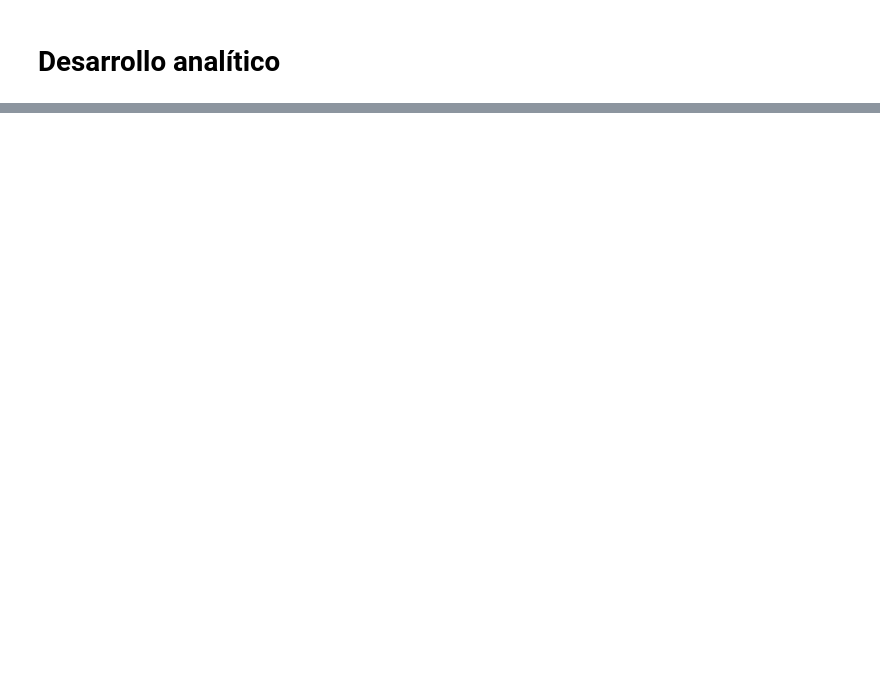
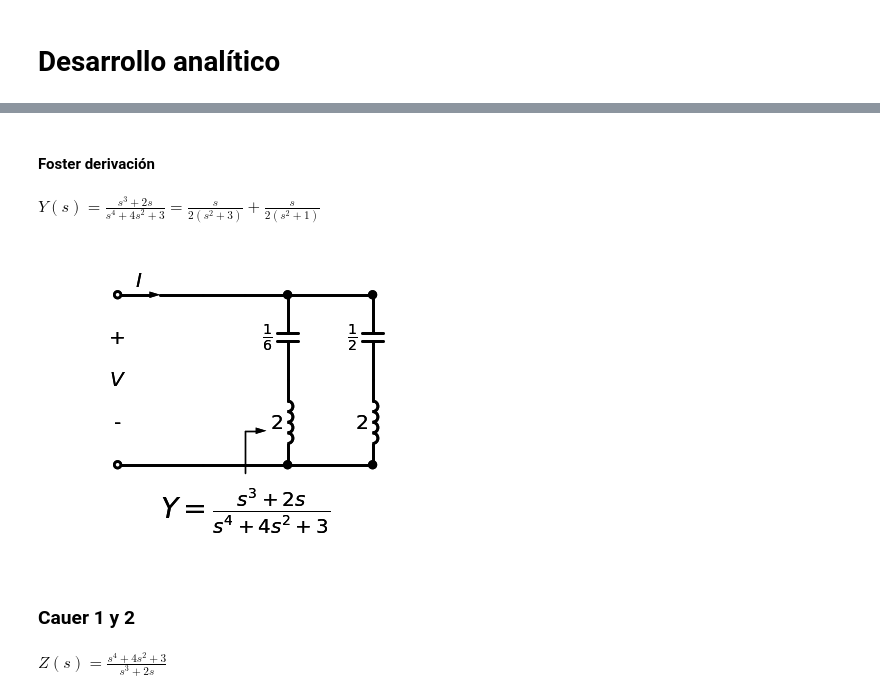
Before and after one commit to annunez02/TC2_2023, a Jupyter notebook: TS9/TrabajoSemanal9_Nunez.ipynb, the cells around one changed output, grey strips where cells are left out. Drawn from its saved outputs; the diff is of its cells as text; code cells hidden in the pictures; blank space fills up the shorter version.

```diff
--- a/TS9/TrabajoSemanal9_Nunez.ipynb
+++ b/TS9/TrabajoSemanal9_Nunez.ipynb
@@ -38,0 +51,8 @@ IFrame("./TS9.pdf", width=1000, height=1000)
+# %%
+# Resolución simbólica
+s = sp.symbols('s ', complex=True)
+
+# Sea la siguiente función de excitación
+Y = (s**3 + 2*s) / (s**4 + 4*s**2 + 3)
+
+print_latex(a_equal_b_latex_s('Y(s)', Y))
@@ -38,0 +61,17 @@ IFrame("./TS9.pdf", width=1000, height=1000)
+# %%
+# Se expande FF a la Foster
+k0, koo, ki_wi, _ , Y_foster = foster(Y)
+
+print_latex(a_equal_b_latex_s('k_0', k0))
+
+print_latex(a_equal_b_latex_s(r'k_1 = \left[ \frac{1}{ \frac{1}{s. \frac{\omega_i^2}{2.k_i} } + s . \frac{1}{2.k_i} } \right]  = \
+                                             \left[ \frac{1}{ \frac{k_0}{s} + s . k_\infty } \right] = \
+                                             \left[ k_0, k_\infty \right] = \
+                                       \left[ \
+                                             \left[ \frac{\omega_1^2}{2k_1}, \frac{1}{2k_1} \right] \
+                                       \right]', ki_wi ))
+
+print_latex(a_equal_b_latex_s('k_\infty', koo))
+
+
+print_latex(a_equal_b_latex_s(a_equal_b_latex_s('Y(s)', Y)[1:-1], Y_foster ))
@@ -38,0 +88,25 @@ IFrame("./TS9.pdf", width=1000, height=1000)
+# %%
+print_subtitle('Foster derivación')
+
+print_latex(a_equal_b_latex_s(a_equal_b_latex_s('Y(s)', Y)[1:-1], Y_foster ))
+
+# Tratamos a nuestra función imitancia como una Z
+dibujar_foster_derivacion(k0, koo, ki_wi, y_exc = Y)
+# %% [output]
+#### Foster derivación
+$\displaystyle Y(s)=\frac{s^{3} + 2 s}{s^{4} + 4 s^{2} + 3}=\frac{s}{2 \left(s^{2} + 3\right)} + \frac{s}{2 \left(s^{2} + 1\right)}$
+[figure, added]
+# %% [markdown]
+### Cauer 1 y 2
+# %%
+from pytc2.sintesis_dipolo import cauer_LC
+from pytc2.dibujar import dibujar_cauer_LC
+
+
+# Sea la siguiente función de excitación
+
+Z = (s**4 + 4*s**2 + 3)/(s**3 + 2*s)
+
+print_latex(a_equal_b_latex_s('Z(s)', Z))
+# %% [output]
+$\displaystyle Z(s)=\frac{s^{4} + 4 s^{2} + 3}{s^{3} + 2 s}$
```
Also changed, not shown: parts of 14 cells of this notebook.
